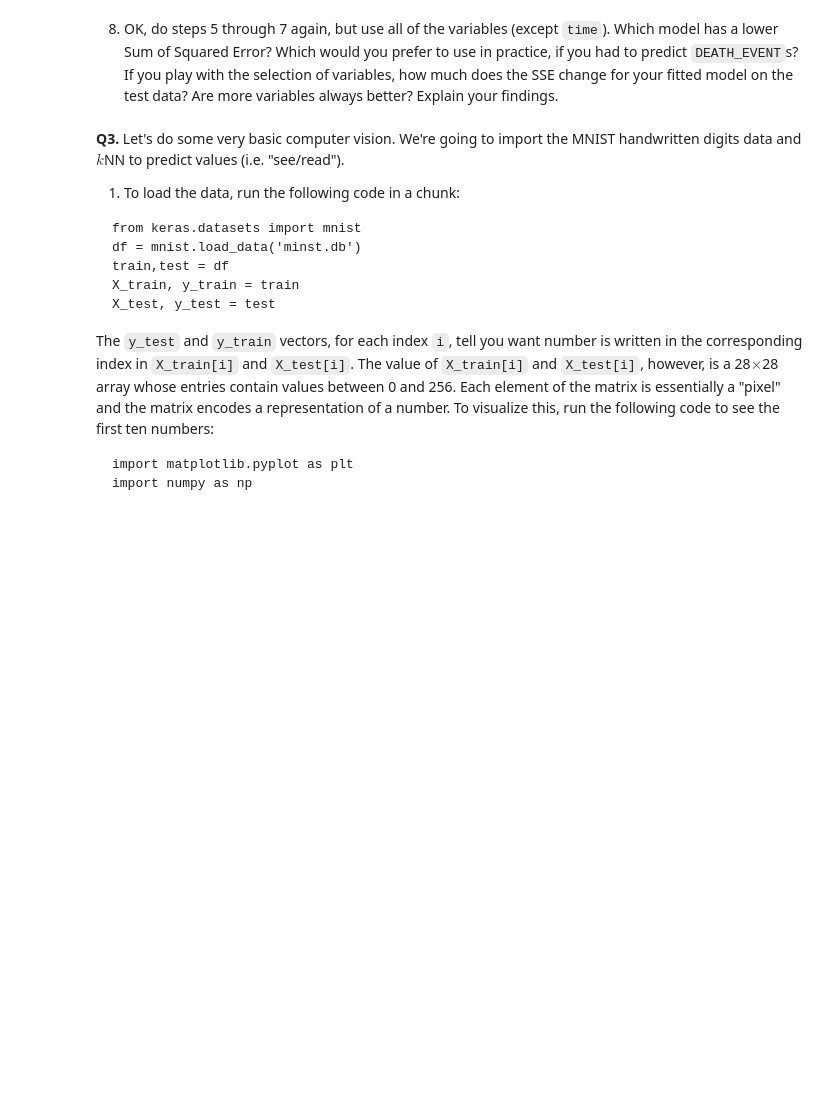
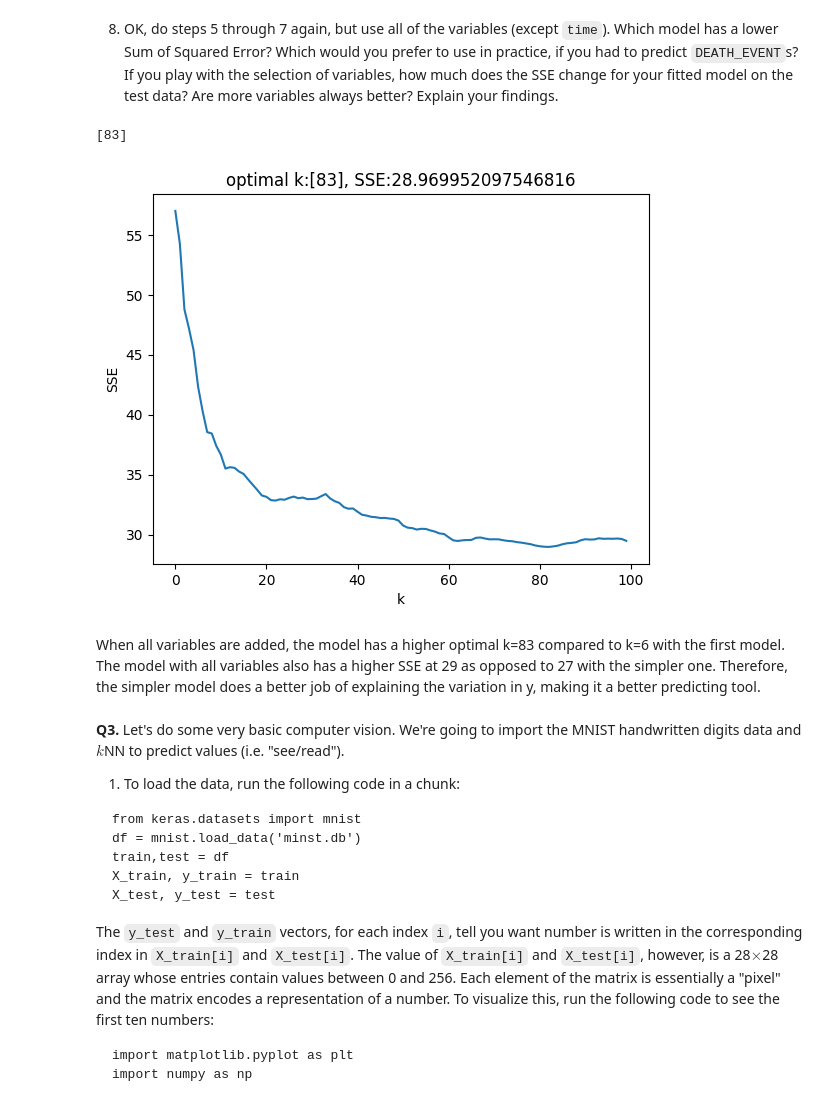
Before and after one commit to bwillow1222/knn, a Jupyter notebook: assignment_knn.ipynb, the cells around one changed output. Cells and saved outputs as stored; diff of their text form; code cells hidden in the pictures; blank space fills up the shorter version.

```diff
--- a/assignment_knn.ipynb
+++ b/assignment_knn.ipynb
@@ -236,5 +263,41 @@ y_test = y.iloc[test]
 # %% [markdown]
 8. OK, do steps 5 through 7 again, but use all of the variables (except `time`). Which model has a lower Sum of Squared Error? Which would you prefer to use in practice, if you had to predict `DEATH_EVENT`s? If you play with the selection of variables, how much does the SSE change for your fitted model on the test data? Are more variables always better? Explain your findings.
+# %%
+X = df.drop('DEATH_EVENT',axis=1)
+
+X_train = X.iloc[train,:]
+y_train = y.iloc[train]
+X_test = X.iloc[test,:]
+y_test = y.iloc[test]
+
+from sklearn.neighbors import KNeighborsRegressor
+
+# Determine the optimal k:
+k_bar = 100
+k_grid = np.arange(1,k_bar) # The range of k's to consider
+SSE = np.zeros(k_bar)
+
+for k in range(k_bar):
+    knn = KNeighborsRegressor(n_neighbors=k+1)
+    predictor = knn.fit(X_train,y_train)
+    y_hat = knn.predict(X_test)
+    SSE[k] = np.sum( (y_test-y_hat)**2 ) # Bug in sklearn requires .values
+
+SSE_min = np.min(SSE) # highest recorded accuracy
+min_index = np.where(SSE==SSE_min)
+k_star = k_grid[min_index] # Find the optimal value of k
+print(k_star)
+
+plt.plot(np.arange(0,k_bar),SSE) # Plot accuracy by k
+plt.xlabel("k")
+plt.title("optimal k:"+str(k_star)+', SSE:'+str(SSE_min))
+plt.ylabel('SSE')
+plt.show()
+# %% [output]
+[83]
+[figure, added]
+# %% [markdown]
+When all variables are added, the model has a higher optimal k=83 compared to k=6 with the first model. The model with all variables also has a higher SSE at 29 as opposed to 27 with the simpler one. Therefore, the simpler model does a better job of explaining the variation in y, making it a better predicting tool.
 # %% [markdown]
 **Q3.** Let's do some very basic computer vision. We're going to import the MNIST handwritten digits data and $k$NN to predict values (i.e. "see/read").
 
```
Also changed, not shown: parts of 2 cells of this notebook.
